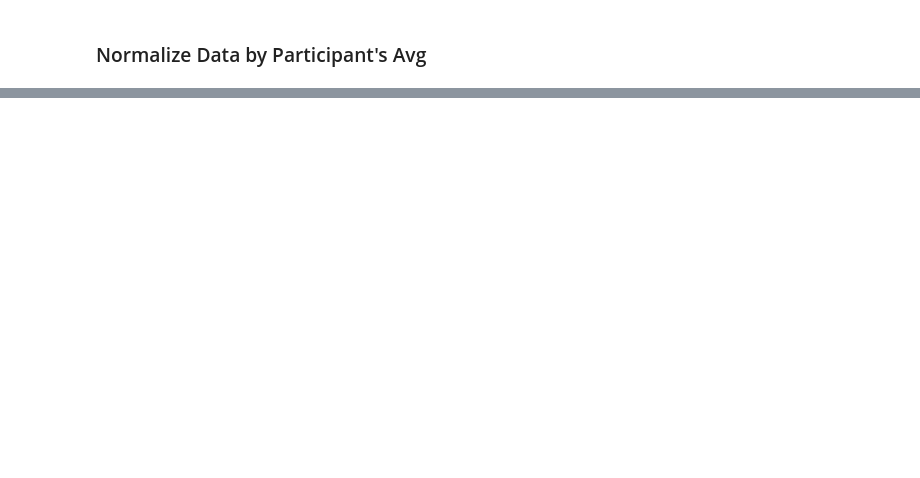
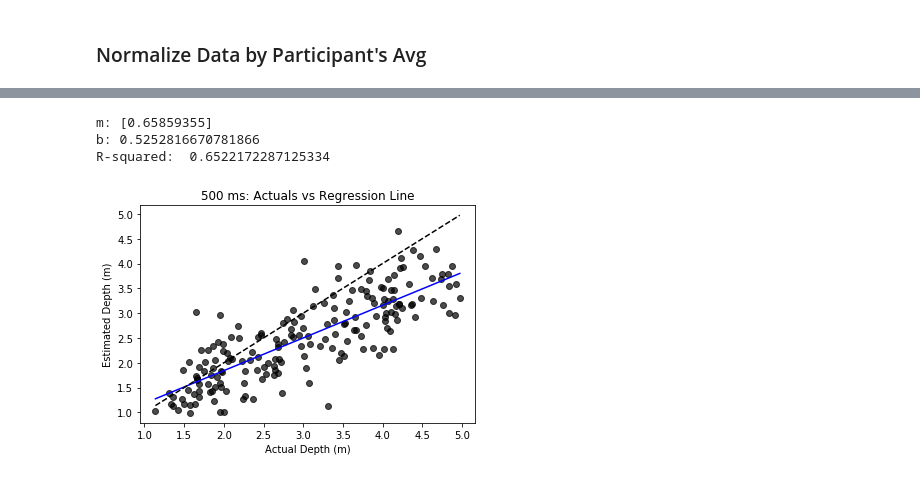
Before and after one commit to prachimahab/depth_duration_analysis, a Jupyter notebook: v3_depthDuration_analysis.ipynb, the cells around one changed output, grey strips where cells are left out. Drawn from its saved outputs; the diff is of its cells as text; code cells hidden in the pictures; blank space fills up the shorter version.

```diff
--- a/find_bad_participants.ipynb
+++ b/v3_depthDuration_analysis.ipynb
@@ -753,0 +756,29 @@ normalized_data = normalize_dfs(cleaned_data)
+# %%
+from sklearn.linear_model import LinearRegression
+#run regression
+X_500 = np.array(final_x_500).reshape(-1,1)
+y_500 = final_y_500
+reg_500 = LinearRegression().fit(X_500, y_500)
+
+#Generated Predictions
+y_predicted_500 = reg_500.predict(X_500)
+#Plot Our Actual and Predicted Values
+plt.plot(X_500, y_500, 'o', color='black', alpha = 0.7);
+plt.plot(X_500,y_predicted_500,color='blue')
+plt.title("500 ms: Actuals vs Regression Line")
+plt.xlabel("Actual Depth (m)")
+plt.ylabel("Estimated Depth (m)")
+plt.plot(X_500, X_500, label = "Perfect Accuracy", color = 'black',linestyle='--')  # solid
+
+
+#get coefficients and y intercept
+print("m: {0}".format(reg_500.coef_))
+print("b: {0}".format(reg_500.intercept_))
+
+#Returns the coefficient of determination R^2 of the prediction.
+print("R-squared: ", reg_500.score(X_500, y_500))
+# %% [output]
+m: [0.65859355]
+b: 0.5252816670781866
+R-squared:  0.6522172287125334
+[figure, added]
```
Also changed, not shown: parts of 155 cells of this notebook.
